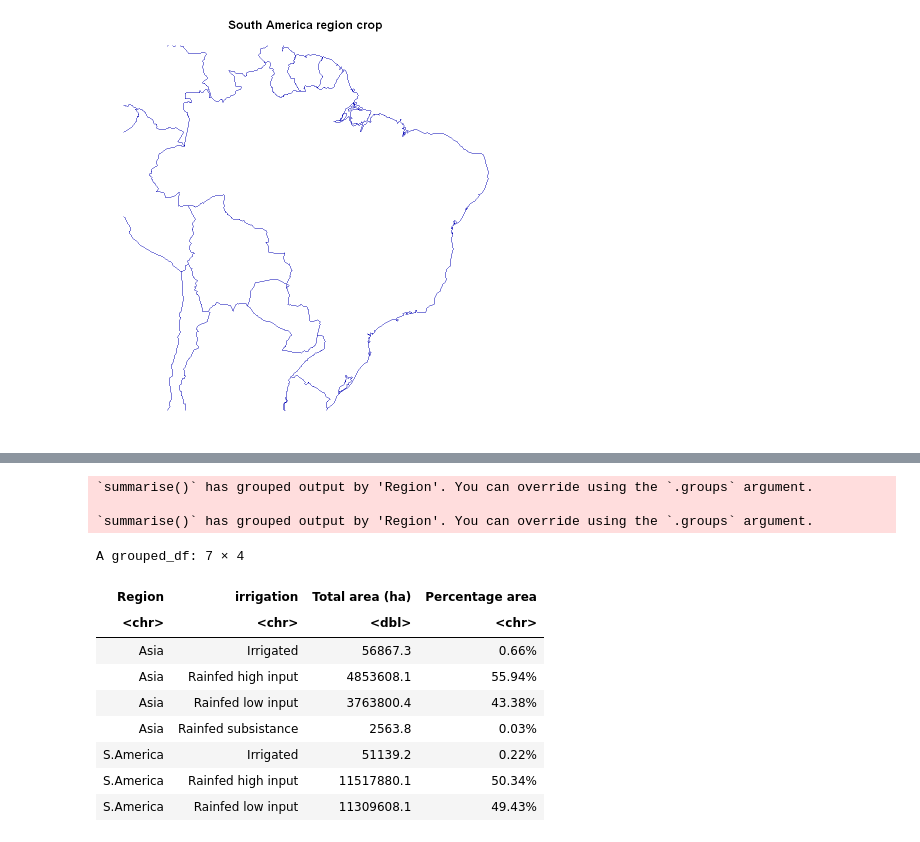
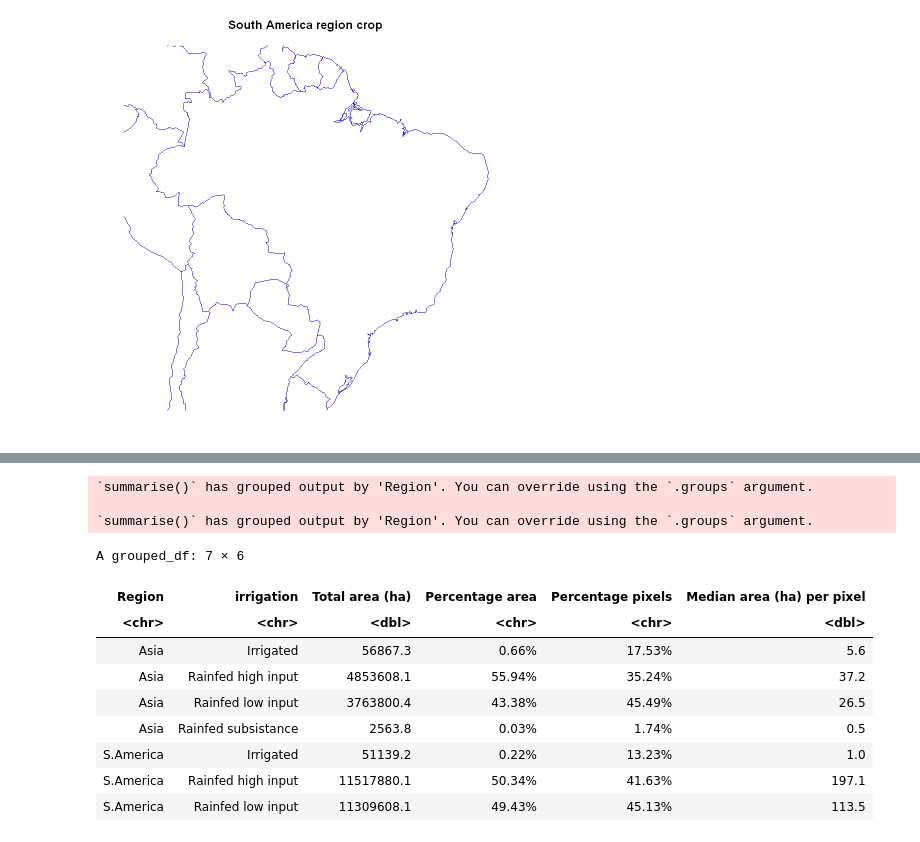
Before and after one commit to AngelArcones/Vizzuality_challenge, a Jupyter notebook: Vizzuality_challenge.ipynb, the cells around one changed output, grey strips where cells are left out. Drawn from its saved outputs; the diff is of its cells as text; code cells hidden in the pictures.

```diff
--- a/Vizzuality_challenge.ipynb
+++ b/Vizzuality_challenge.ipynb
@@ -163,26 +212,29 @@ ggplot()+
 # %%
 df_am <- as.data.frame(df_america) %>% mutate("Region" = "S.America")
 df_as <- as.data.frame(df_asia) %>% mutate("Region" = "Asia")
-df_join <- rbind(df_as, df_am)
 
 df_g1 <- group_by(df_as, Region, irrigation) %>% summarise("Total area (ha)" = sum(soy_beans),
-                                                             "Percentage area" = paste0(round((sum(soy_beans)/sum(df_as$soy_beans))*100, 2), "%"))
+                                                            "Percentage area" = paste0(round((sum(soy_beans)/sum(df_as$soy_beans))*100, 2), "%"),
+                                                            "Percentage pixels" = paste0(round(n()/nrow(df_as)*100, 2), "%"),
+                                                            "Median area (ha) per pixel" = median(soy_beans))
 
 df_g2 <- group_by(df_am, Region, irrigation) %>% summarise("Total area (ha)" = sum(soy_beans),
-                                                             "Percentage area" = paste0(round((sum(soy_beans)/sum(df_am$soy_beans))*100, 2), "%"))
+                                                            "Percentage area" = paste0(round((sum(soy_beans)/sum(df_am$soy_beans))*100, 2), "%"),
+                                                            "Percentage pixels" = paste0(round(n()/nrow(df_am)*100, 2), "%"),
+                                                            "Median area (ha) per pixel" = median(soy_beans))
 df_group <- rbind(df_g1, df_g2)
 df_group
 # %% [output]
 `summarise()` has grouped output by 'Region'. You can override using the `.groups` argument.
 
 `summarise()` has grouped output by 'Region'. You can override using the `.groups` argument.
-A grouped_df: 7 × 4
+A grouped_df: 7 × 6
-| Region | irrigation | Total area (ha) | Percentage area |
-| <chr> | <chr> | <dbl> | <chr> |
-| Asia | Irrigated | 56867.3 | 0.66% |
-| Asia | Rainfed high input | 4853608.1 | 55.94% |
-| Asia | Rainfed low input | 3763800.4 | 43.38% |
-| Asia | Rainfed subsistance | 2563.8 | 0.03% |
-| S.America | Irrigated | 51139.2 | 0.22% |
-| S.America | Rainfed high input | 11517880.1 | 50.34% |
-| S.America | Rainfed low input | 11309608.1 | 49.43% |
+| Region | irrigation | Total area (ha) | Percentage area | Percentage pixels | Median area (ha) per pixel |
+| <chr> | <chr> | <dbl> | <chr> | <chr> | <dbl> |
+| Asia | Irrigated | 56867.3 | 0.66% | 17.53% | 5.6 |
+| Asia | Rainfed high input | 4853608.1 | 55.94% | 35.24% | 37.2 |
+| Asia | Rainfed low input | 3763800.4 | 43.38% | 45.49% | 26.5 |
+| Asia | Rainfed subsistance | 2563.8 | 0.03% | 1.74% | 0.5 |
+| S.America | Irrigated | 51139.2 | 0.22% | 13.23% | 1.0 |
+| S.America | Rainfed high input | 11517880.1 | 50.34% | 41.63% | 197.1 |
+| S.America | Rainfed low input | 11309608.1 | 49.43% | 45.13% | 113.5 |
```
Also changed, not shown: parts of 10 cells of this notebook.
